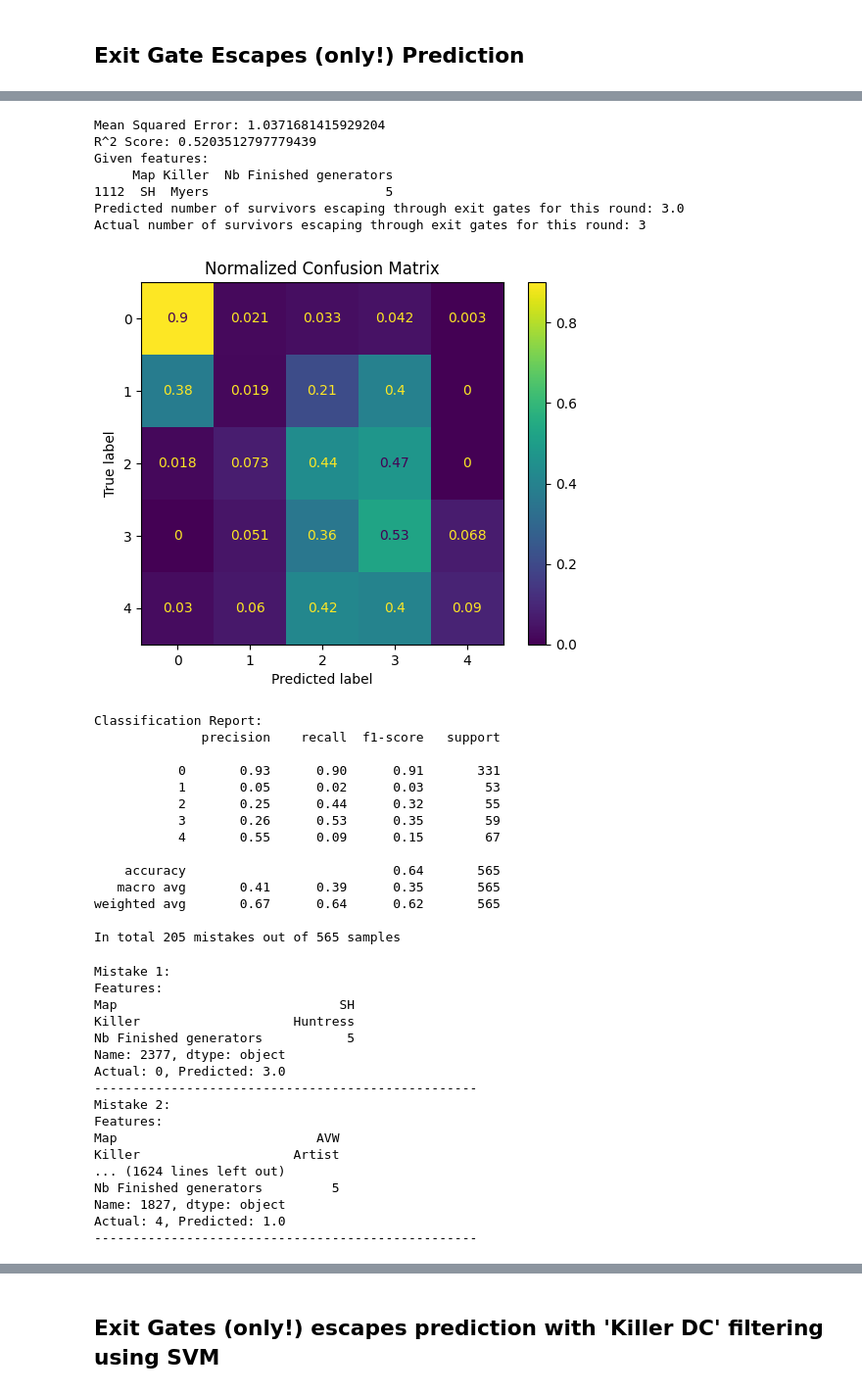
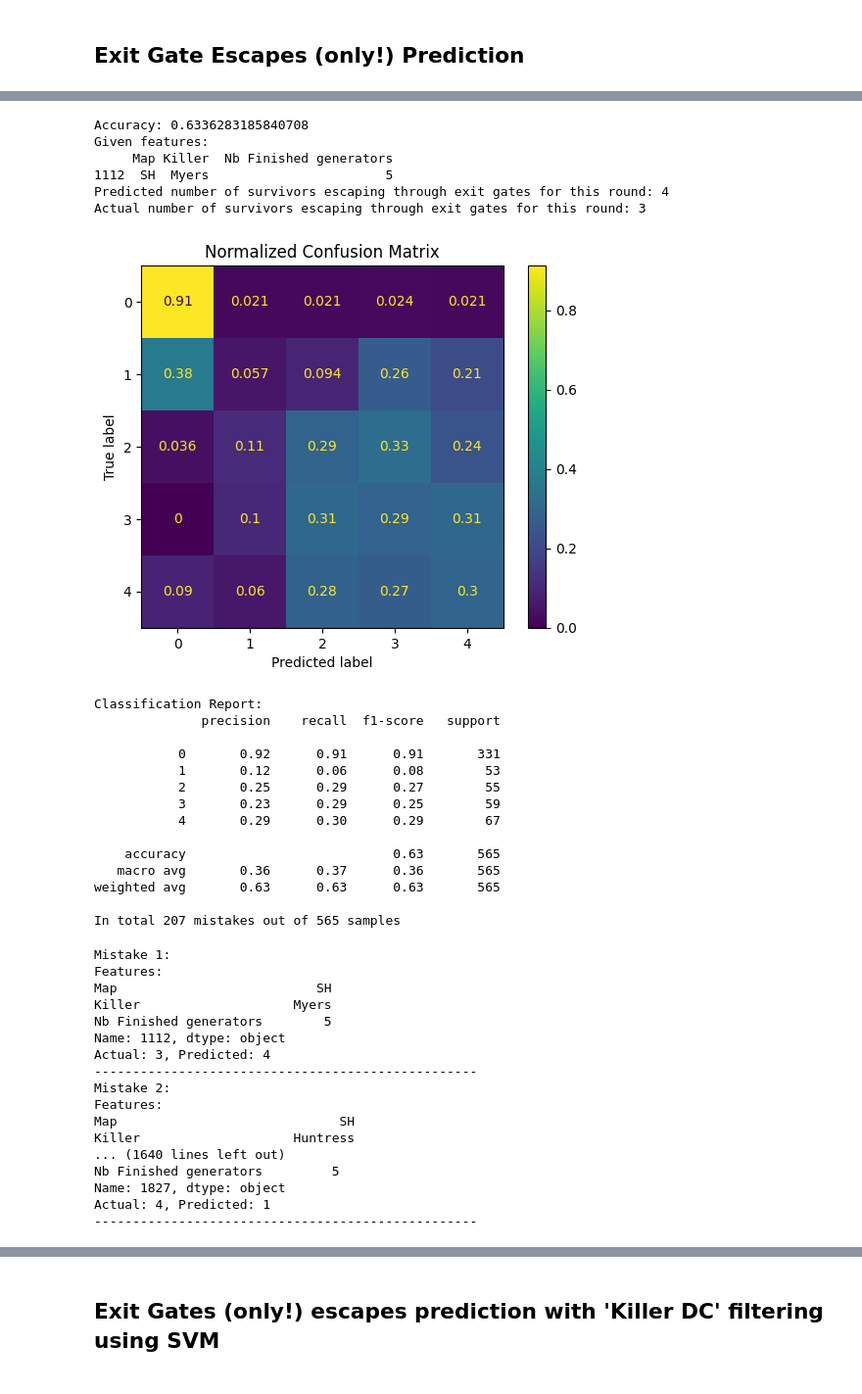
Before and after one commit to doubavitch/Dead-by-Daylight-Predictions, a Jupyter notebook: Dead by Daylight Predictions.ipynb, the cells around one changed output, grey strips where cells are left out. Shown at 98% size. Saved outputs shown, nothing was run; the diff lists cells and outputs as text; code cells hidden in the pictures.

```diff
--- a/Dead by Daylight Predictions.ipynb
+++ b/Dead by Daylight Predictions.ipynb
@@ -353,4 +361,18 @@ Actual: 4, Predicted: 2.0
 # %%
+import pandas as pd
+import numpy as np
+from sklearn.compose import ColumnTransformer
+from sklearn.ensemble import RandomForestClassifier
+from sklearn.metrics import confusion_matrix, classification_report, ConfusionMatrixDisplay, accuracy_score
+from sklearn.model_selection import train_test_split
+from sklearn.pipeline import Pipeline
+from sklearn.preprocessing import OneHotEncoder
+import matplotlib.pyplot as plt
+from tqdm import tqdm
+
+# Load the dataset
+data = pd.read_csv('Dead by Daylight data.csv')
+
 # Filter out matches where 'Comments' contains 'Killer DC'
 data = data[~data['Comments'].str.contains('Killer DC', na=False)]
 
@@ -375,7 +397,7 @@ preprocessor = ColumnTransformer(
 # Create the model pipeline
 model = Pipeline(steps=[
     ('preprocessor', preprocessor),
-    ('regressor', RandomForestRegressor(n_estimators=100, random_state=42))
+    ('classifier', RandomForestClassifier(n_estimators=100, random_state=42))
 ])
 
 # Split the data into training and testing sets
@@ -385,18 +407,15 @@ X_train, X_test, y_train, y_test = train_test_split(features, target, test_size=
 model.fit(X_train, y_train)
 
 # Make predictions
-y_pred = np.round(model.predict(X_test)).clip(0, 4)  # to have an integer between 0 and 4 as output
+y_pred = model.predict(X_test)
 
 # Evaluate the model
-mse = mean_squared_error(y_test, y_pred)
-r2 = r2_score(y_test, y_pred)
-
-print(f'Mean Squared Error: {mse}')
-print(f'R^2 Score: {r2}')
+accuracy = accuracy_score(y_test, y_pred)
+print(f'Accuracy: {accuracy}')
 
 # Example prediction
 example = X_test.iloc[0:1]
-predicted_exit_gate_escapes = np.round(model.predict(example)).clip(0, 4)
+predicted_exit_gate_escapes = model.predict(example)
 actual_exit_gate_escapes = y_test.iloc[0]
 print(f'Given features: \n{example}')
 print(f'Predicted number of survivors escaping through exit gates for this round: {predicted_exit_gate_escapes[0]}')
@@ -412,66 +431,65 @@ conf_matrix_normalized = conf_matrix.astype('float') / conf_matrix.sum(axis=1)[:
 disp = ConfusionMatrixDisplay(confusion_matrix=conf_matrix_normalized, display_labels=class_names)
 disp.plot(cmap='viridis')
 plt.title('Normalized Confusion Matrix')
 plt.show()
 
 # Classification Report
 print('Classification Report:')
 print(classification_report(y_test, y_pred))
 
 # Save the model
-#joblib.dump(model, 'dbd_exit_gate_escape_prediction_model_no_killer_dc.pkl')
+#joblib.dump(model, 'dbd_exit_gate_escape_prediction_model_no_killer_dc_classifier.pkl')
 
 # Error analysis
 err = []
 for i in range(len(y_test)):
     if y_test.iloc[i] != y_pred[i]:
         err.append(i)
 
 print(f'In total {len(err)} mistakes out of {len(y_test)} samples')
 
 for i in tqdm(range(len(err))):
     index = err[i]
     print(f'Mistake {i+1}:')
     print(f'Features: \n{X_test.iloc[index]}')
     print(f'Actual: {y_test.iloc[index]}, Predicted: {y_pred[index]}')
     print('-' * 50)
 # %% [output]
-Mean Squared Error: 1.0371681415929204
-R^2 Score: 0.5203512797779439
+Accuracy: 0.6336283185840708
 Given features:
      Map Killer  Nb Finished generators
 1112  SH  Myers                       5
-Predicted number of survivors escaping through exit gates for this round: 3.0
+Predicted number of survivors escaping through exit gates for this round: 4
 Actual number of survivors escaping through exit gates for this round: 3
-[figure, old version]
+[figure, new version]
 Classification Report:
               precision    recall  f1-score   support
 
-           0       0.93      0.90      0.91       331
-           1       0.05      0.02      0.03        53
-           2       0.25      0.44      0.32        55
-           3       0.26      0.53      0.35        59
-           4       0.55      0.09      0.15        67
+           0       0.92      0.91      0.91       331
+           1       0.12      0.06      0.08        53
+           2       0.25      0.29      0.27        55
+           3       0.23      0.29      0.25        59
+           4       0.29      0.30      0.29        67
 
-    accuracy                           0.64       565
-   macro avg       0.41      0.39      0.35       565
-weighted avg       0.67      0.64      0.62       565
+    accuracy                           0.63       565
+   macro avg       0.36      0.37      0.36       565
+weighted avg       0.63      0.63      0.63       565
 
-In total 205 mistakes out of 565 samples
+In total 207 mistakes out of 565 samples
 Mistake 1:
+Features:
+Map                          SH
+Killer                    Myers
+Nb Finished generators        5
+Name: 1112, dtype: object
+Actual: 3, Predicted: 4
+--------------------------------------------------
+Mistake 2:
 Features:
 Map                             SH
 Killer                    Huntress
-Nb Finished generators           5
-Name: 2377, dtype: object
-Actual: 0, Predicted: 3.0
---------------------------------------------------
-Mistake 2:
-Features:
-Map                          AVW
-Killer                    Artist
-... (1624 lines left out)
+... (1640 lines left out)
 Nb Finished generators         5
 Name: 1827, dtype: object
-Actual: 4, Predicted: 1.0
+Actual: 4, Predicted: 1
 --------------------------------------------------
```
Also changed, not shown: parts of 19 cells of this notebook.
